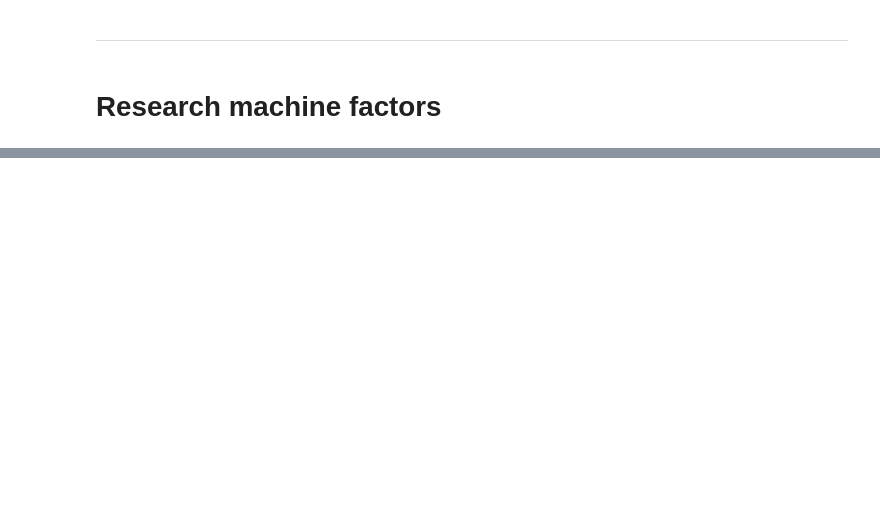
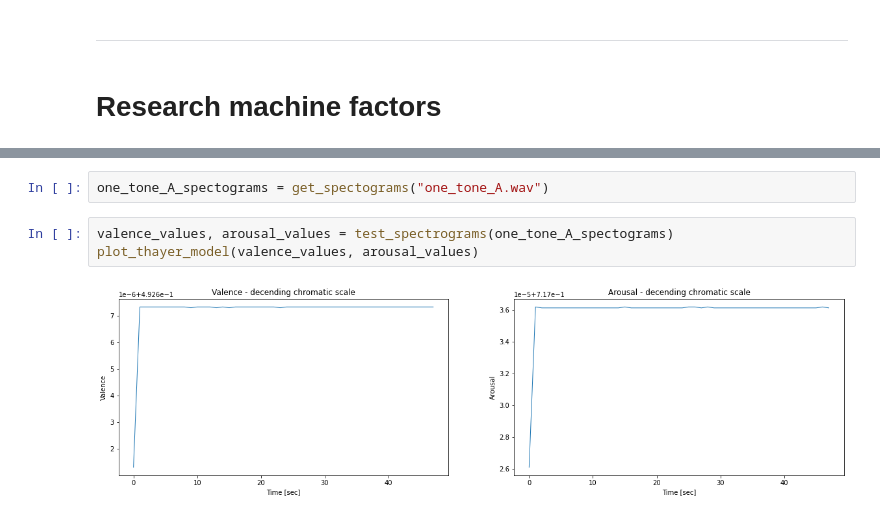
Before and after one commit to amityungman/aimpathy, a Jupyter notebook: LSTMCNN.ipynb, the cells around one changed output, grey strips where cells are left out. Drawn from its saved outputs; the diff is of its cells as text; blank space fills up the shorter version.

```diff
--- a/LSTMCNN.ipynb
+++ b/LSTMCNN.ipynb
@@ -340,0 +379,7 @@ Mean: 0.16660, median: 0.12987
+# %%
+one_tone_A_spectograms = get_spectograms("one_tone_A.wav")
+# %%
+valence_values, arousal_values = test_spectrograms(one_tone_A_spectograms)
+plot_thayer_model(valence_values, arousal_values)
+# %% [output]
+[figure, added]
```
Also changed, not shown: parts of 20 cells of this notebook, 1 other file.
